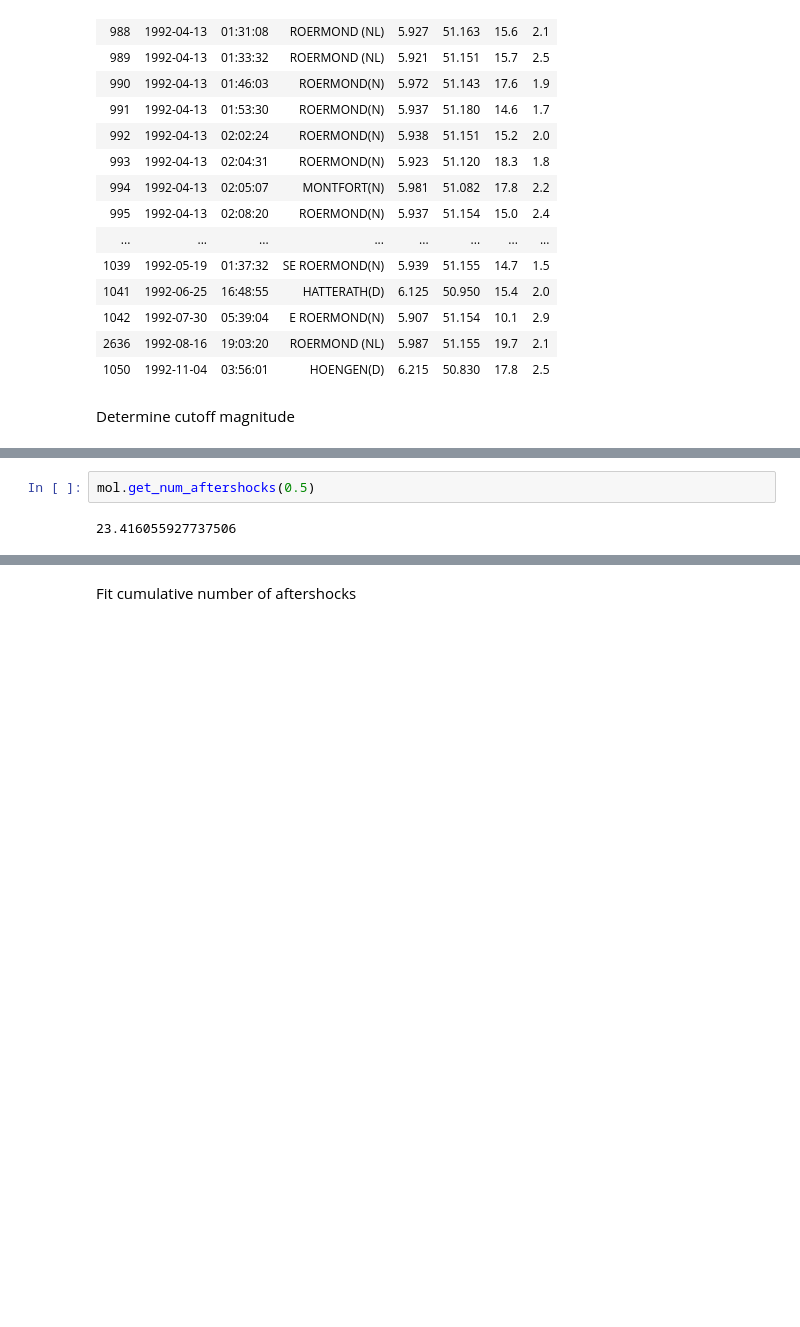
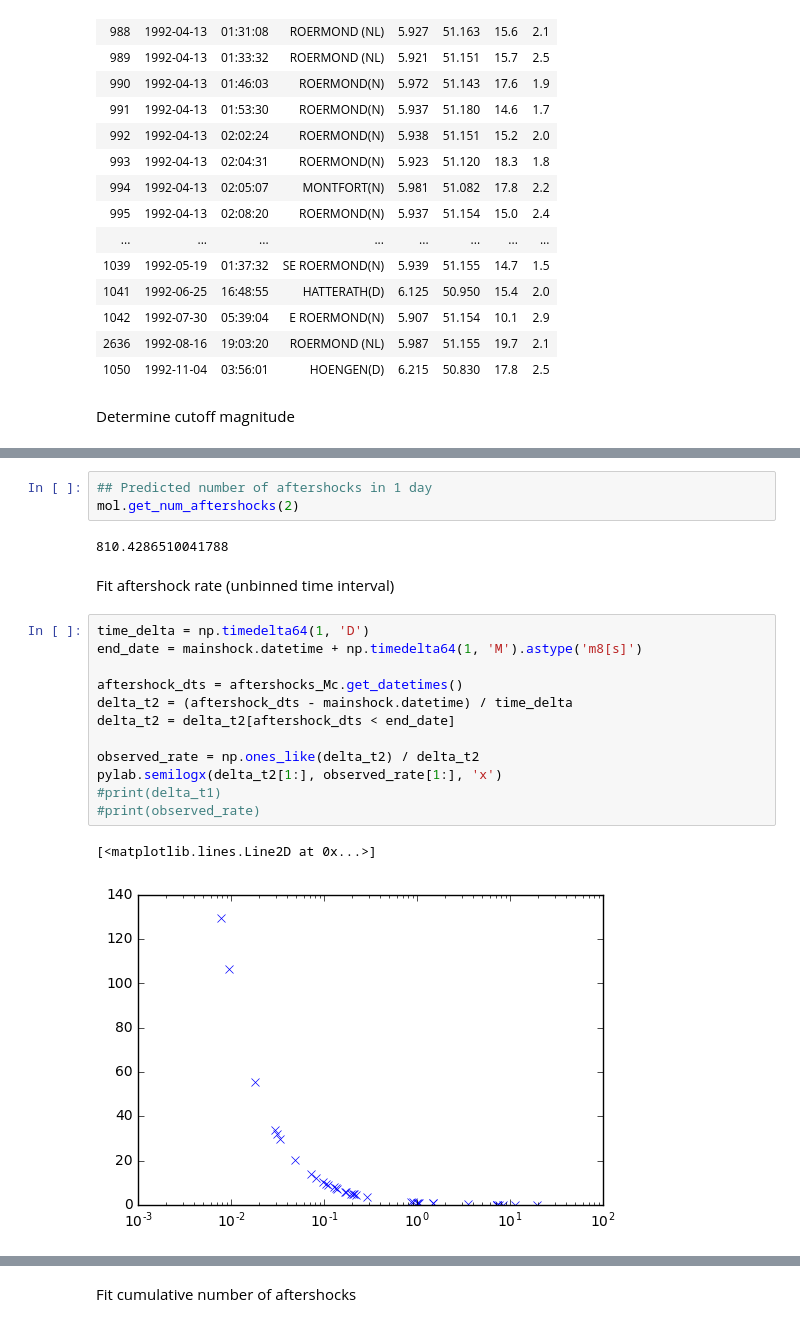
Before and after one commit to ROB-Seismology/eqcatalog, a Jupyter notebook: notebooks/[Aftershocks] Fit Omori.ipynb, the cells around one changed output, grey strips where cells are left out. Saved outputs shown, nothing was run; the diff lists cells and outputs as text; blank space fills up the shorter version.

```diff
--- a/notebooks/[Aftershocks] Fit Omori.ipynb
+++ b/notebooks/[Aftershocks] Fit Omori.ipynb
@@ -111,4 +128,22 @@ pylab.show()
-# %%
-mol.get_num_aftershocks(0.5)
-# %% [output]
-23.416055927737506
+# %%
+## Predicted number of aftershocks in 1 day
+mol.get_num_aftershocks(2)
+# %% [output]
+810.4286510041788
+# %% [markdown]
+Fit aftershock rate (unbinned time interval)
+# %%
+time_delta = np.timedelta64(1, 'D')
+end_date = mainshock.datetime + np.timedelta64(1, 'M').astype('m8[s]')
+
+aftershock_dts = aftershocks_Mc.get_datetimes()
+delta_t2 = (aftershock_dts - mainshock.datetime) / time_delta
+delta_t2 = delta_t2[aftershock_dts < end_date]
+
+observed_rate = np.ones_like(delta_t2) / delta_t2
+pylab.semilogx(delta_t2[1:], observed_rate[1:], 'x')
+#print(delta_t1)
+#print(observed_rate)
+# %% [output]
+[<matplotlib.lines.Line2D at 0x...>]
+[figure, added]
```
Also changed, not shown: parts of 24 cells of this notebook, 1 other file.
